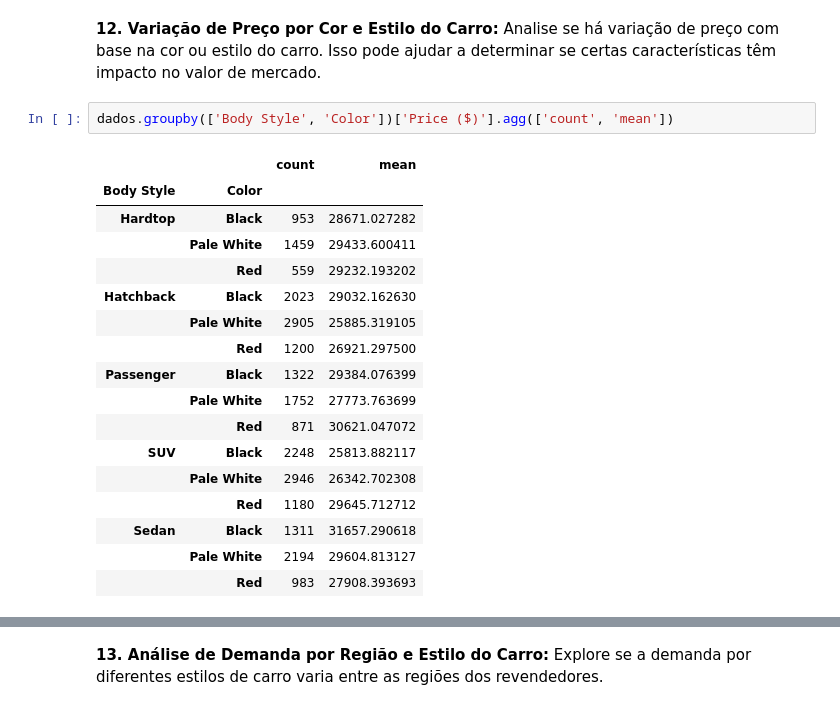
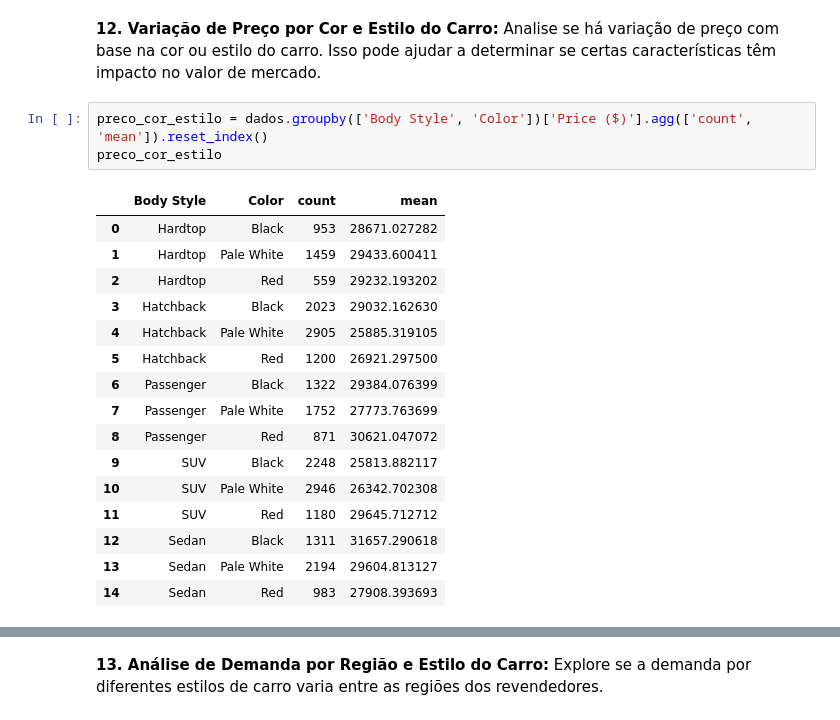
Before and after one commit to GabrielVila/Car-Sales-Report, a Jupyter notebook: projeto_carro.ipynb, the cells around one changed output, grey strips where cells are left out. Cells and saved outputs as stored; diff of their text form.

```diff
--- a/projeto_carro.ipynb
+++ b/projeto_carro.ipynb
@@ -709,22 +709,22 @@ frequencia
 # %% [markdown]
 **12. Variação de Preço por Cor e Estilo do Carro:** Analise se há variação de preço com base na cor ou estilo do carro. Isso pode ajudar a determinar se certas características têm impacto no valor de mercado.
 # %%
-dados.groupby(['Body Style', 'Color'])['Price ($)'].agg(['count', 'mean'])
+preco_cor_estilo = dados.groupby(['Body Style', 'Color'])['Price ($)'].agg(['count', 'mean']).reset_index()
+preco_cor_estilo
 # %% [output]
-|  |  | count | mean |
-| Body Style | Color |  |  |
-| Hardtop | Black | 953 | 28671.027282 |
-|  | Pale White | 1459 | 29433.600411 |
-|  | Red | 559 | 29232.193202 |
-| Hatchback | Black | 2023 | 29032.162630 |
-|  | Pale White | 2905 | 25885.319105 |
-|  | Red | 1200 | 26921.297500 |
-| Passenger | Black | 1322 | 29384.076399 |
-|  | Pale White | 1752 | 27773.763699 |
-|  | Red | 871 | 30621.047072 |
-| SUV | Black | 2248 | 25813.882117 |
-|  | Pale White | 2946 | 26342.702308 |
-|  | Red | 1180 | 29645.712712 |
-| Sedan | Black | 1311 | 31657.290618 |
-|  | Pale White | 2194 | 29604.813127 |
-|  | Red | 983 | 27908.393693 |
+|  | Body Style | Color | count | mean |
+| 0 | Hardtop | Black | 953 | 28671.027282 |
+| 1 | Hardtop | Pale White | 1459 | 29433.600411 |
+| 2 | Hardtop | Red | 559 | 29232.193202 |
+| 3 | Hatchback | Black | 2023 | 29032.162630 |
+| 4 | Hatchback | Pale White | 2905 | 25885.319105 |
+| 5 | Hatchback | Red | 1200 | 26921.297500 |
+| 6 | Passenger | Black | 1322 | 29384.076399 |
+| 7 | Passenger | Pale White | 1752 | 27773.763699 |
+| 8 | Passenger | Red | 871 | 30621.047072 |
+| 9 | SUV | Black | 2248 | 25813.882117 |
+| 10 | SUV | Pale White | 2946 | 26342.702308 |
+| 11 | SUV | Red | 1180 | 29645.712712 |
+| 12 | Sedan | Black | 1311 | 31657.290618 |
+| 13 | Sedan | Pale White | 2194 | 29604.813127 |
+| 14 | Sedan | Red | 983 | 27908.393693 |
```
Also changed, not shown: parts of 5 cells of this notebook.
